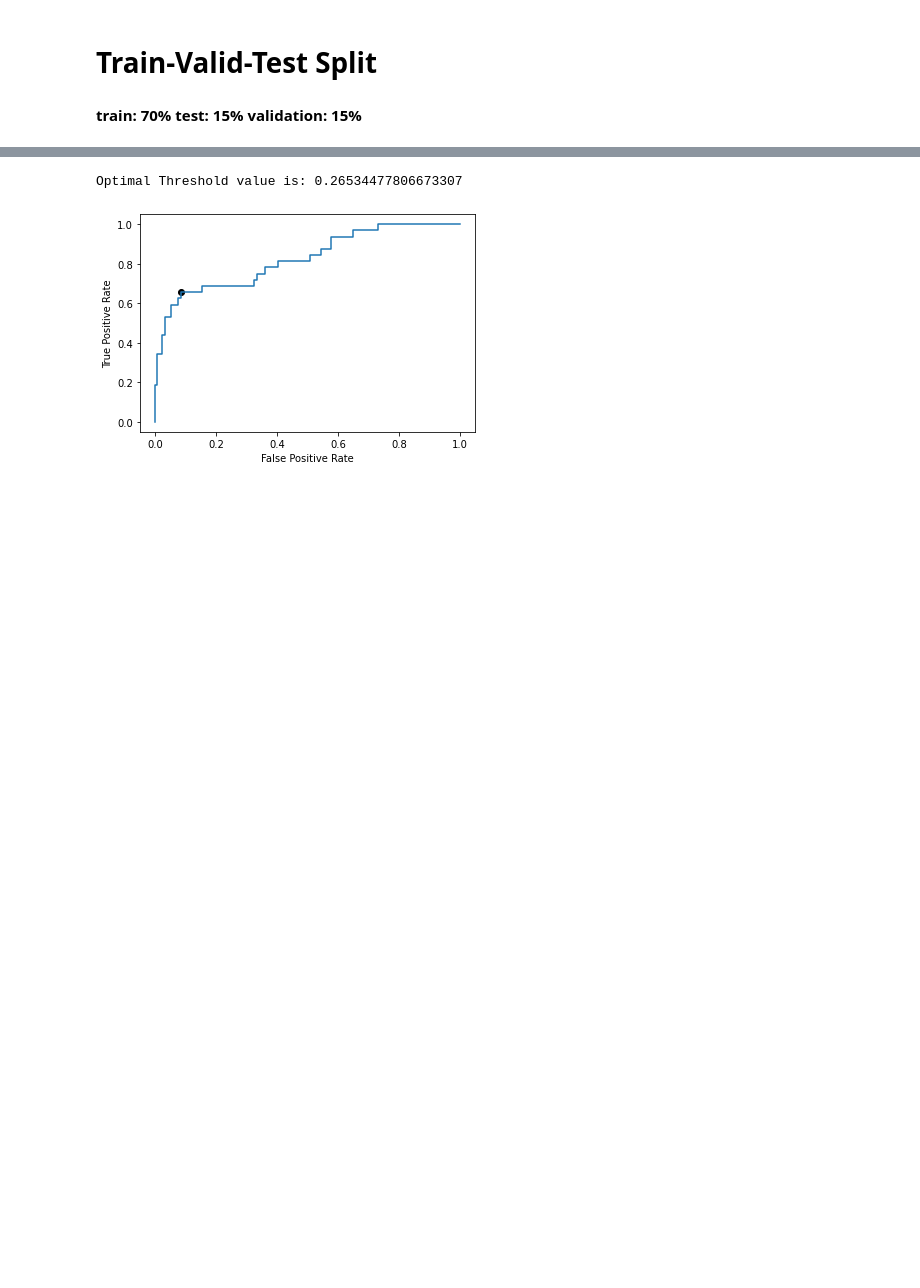
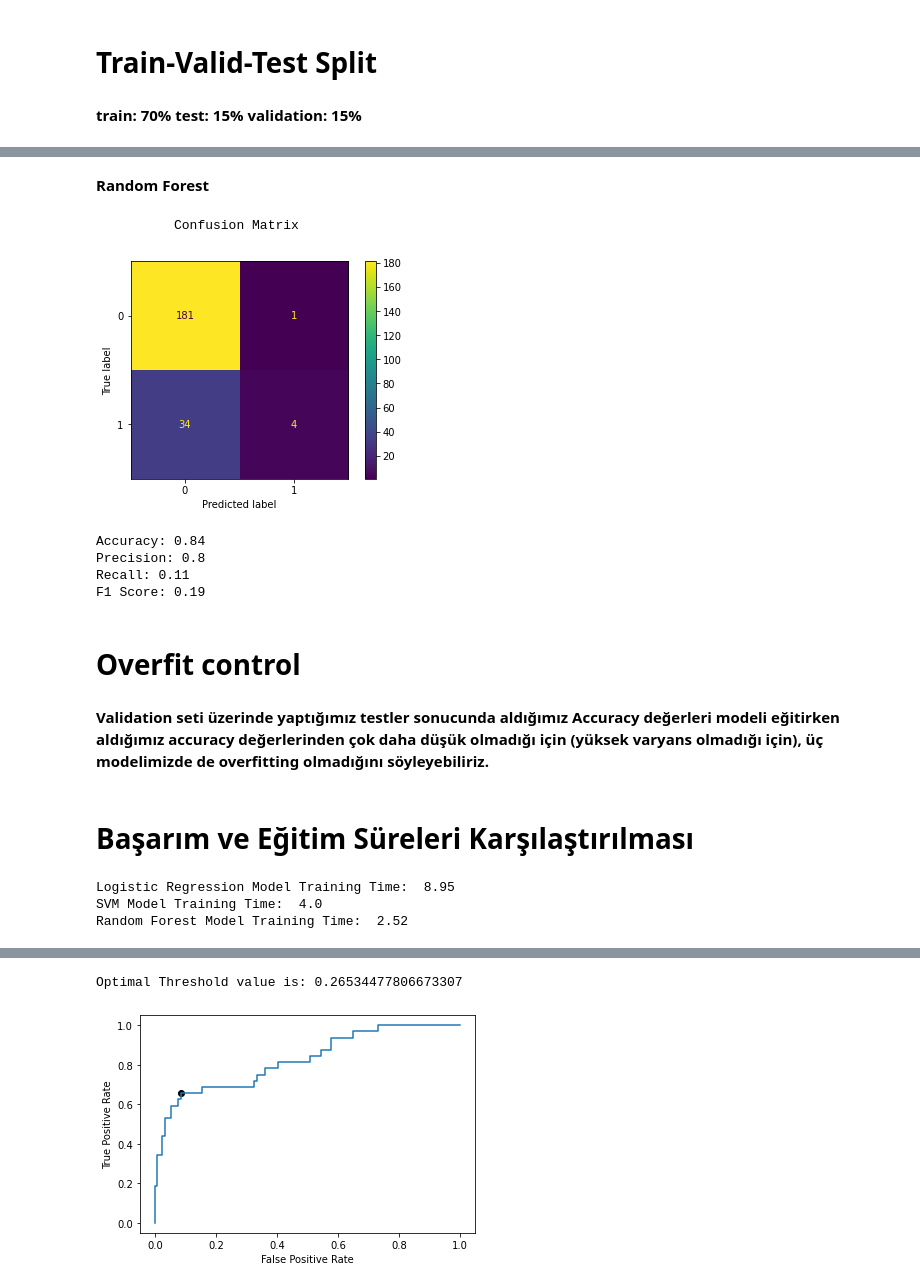
Before and after one commit to emre-bl/Machine-Learning-tobbetu, a Jupyter notebook: 191401009.ipynb, the cells around one changed output, grey strips where cells are left out. Drawn from its saved outputs; the diff is of its cells as text; code cells hidden in the pictures; blank space fills up the shorter version.

```diff
--- a/191401009.ipynb
+++ b/191401009.ipynb
@@ -275,0 +374,35 @@ clf.fit(X_train, y_train)
+# %% [markdown]
+**Random Forest**
+# %%
+y_val_pred = cross_val_predict(rf, X_validation, y_validation, cv=5)
+
+confusion_matrix = metrics.confusion_matrix(y_validation, y_val_pred)
+cm_display = metrics.ConfusionMatrixDisplay(confusion_matrix = confusion_matrix, display_labels = [0, 1])
+cm_display.plot()
+print("\t  Confusion Matrix")
+plt.show()
+print("Accuracy:",round(metrics.accuracy_score(y_validation, y_val_pred),2))
+print("Precision:",round(metrics.precision_score(y_validation, y_val_pred),2))
+print("Recall:",round(metrics.recall_score(y_validation, y_val_pred),2))
+print("F1 Score:",round(metrics.f1_score(y_validation, y_val_pred),2))
+# %% [output]
+          Confusion Matrix
+[figure, added]
+Accuracy: 0.84
+Precision: 0.8
+Recall: 0.11
+F1 Score: 0.19
+# %% [markdown]
+# Overfit control
+# %% [markdown]
+**Validation seti üzerinde yaptığımız testler sonucunda aldığımız Accuracy değerleri modeli eğitirken aldığımız accuracy değerlerinden çok daha düşük olmadığı için (yüksek varyans olmadığı için), üç modelimizde de overfitting olmadığını söyleyebiliriz.**
+# %% [markdown]
+# Başarım ve Eğitim Süreleri Karşılaştırılması
+# %%
+print('Logistic Regression Model Training Time: ', round(LR_time,2))
+print('SVM Model Training Time: ', round(SVM_time,2))
+print('Random Forest Model Training Time: ', round(RF_time,2))
+# %% [output]
+Logistic Regression Model Training Time:  8.95
+SVM Model Training Time:  4.0
+Random Forest Model Training Time:  2.52
```
Also changed, not shown: parts of 44 cells of this notebook.
